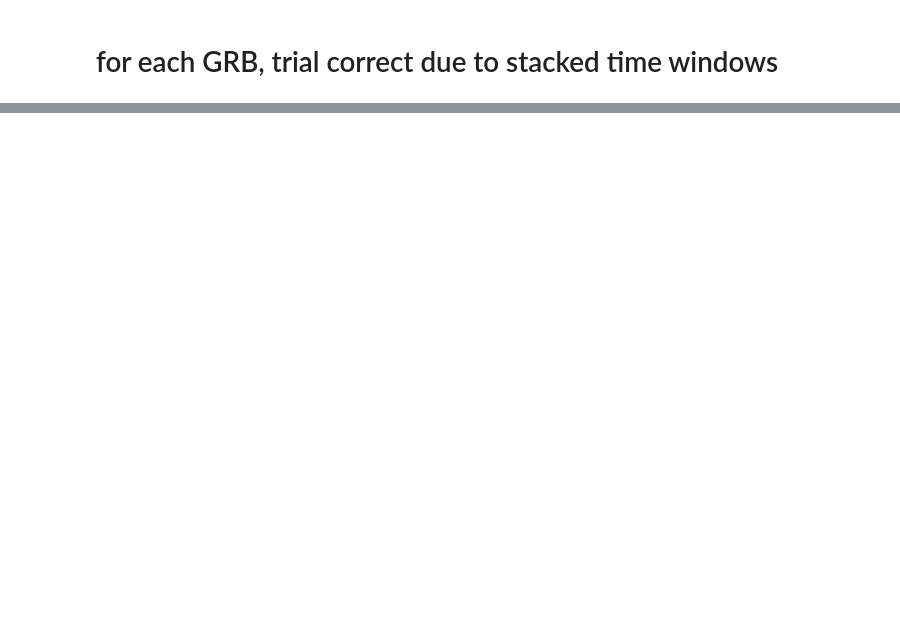
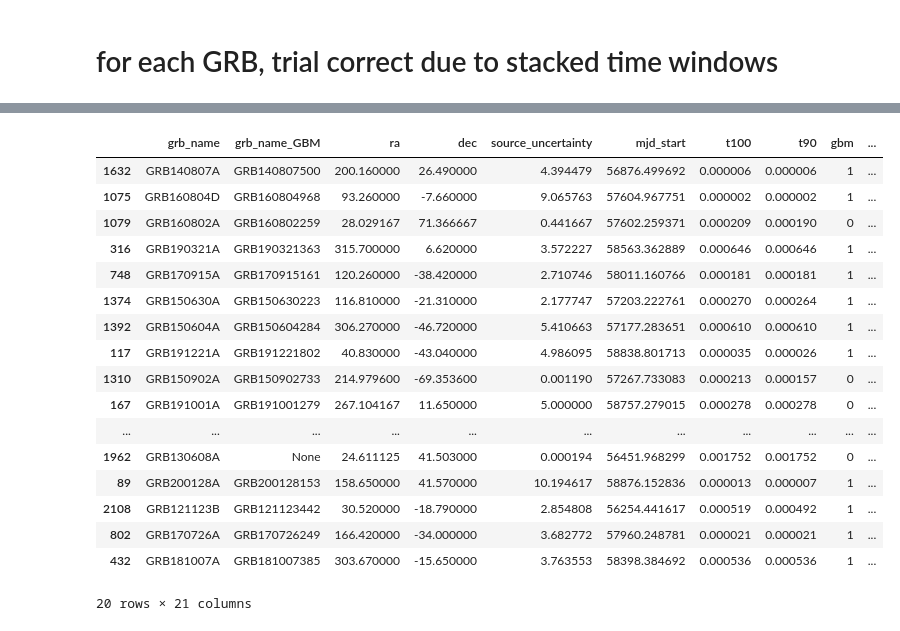
Before and after one commit to ChujieChen/greco_grb, a Jupyter notebook: notebooks/13_unblind_binomial.ipynb, the cells around one changed output, grey strips where cells are left out. Cells and saved outputs as stored; diff of their text form; code cells hidden in the pictures; blank space fills up the shorter version.

```diff
--- a/notebooks/13_unblind_binomial.ipynb
+++ b/notebooks/13_unblind_binomial.ipynb
@@ -248,0 +433,21 @@ print(f"The final binomial post-trial p value is: {get_binomial_post_p(binomial_
+# %%
+df_result.sort_values('post_p').head()
+# %% [output]
+|  | grb_name | grb_name_GBM | ra | dec | source_uncertainty | mjd_start | t100 | t90 | gbm | ... |
+| 1632 | GRB140807A | GRB140807500 | 200.160000 | 26.490000 | 4.394479 | 56876.499692 | 0.000006 | 0.000006 | 1 | ... |
+| 1075 | GRB160804D | GRB160804968 | 93.260000 | -7.660000 | 9.065763 | 57604.967751 | 0.000002 | 0.000002 | 1 | ... |
+| 1079 | GRB160802A | GRB160802259 | 28.029167 | 71.366667 | 0.441667 | 57602.259371 | 0.000209 | 0.000190 | 0 | ... |
+| 316 | GRB190321A | GRB190321363 | 315.700000 | 6.620000 | 3.572227 | 58563.362889 | 0.000646 | 0.000646 | 1 | ... |
+| 748 | GRB170915A | GRB170915161 | 120.260000 | -38.420000 | 2.710746 | 58011.160766 | 0.000181 | 0.000181 | 1 | ... |
+| 1374 | GRB150630A | GRB150630223 | 116.810000 | -21.310000 | 2.177747 | 57203.222761 | 0.000270 | 0.000264 | 1 | ... |
+| 1392 | GRB150604A | GRB150604284 | 306.270000 | -46.720000 | 5.410663 | 57177.283651 | 0.000610 | 0.000610 | 1 | ... |
+| 117 | GRB191221A | GRB191221802 | 40.830000 | -43.040000 | 4.986095 | 58838.801713 | 0.000035 | 0.000026 | 1 | ... |
+| 1310 | GRB150902A | GRB150902733 | 214.979600 | -69.353600 | 0.001190 | 57267.733083 | 0.000213 | 0.000157 | 0 | ... |
+| 167 | GRB191001A | GRB191001279 | 267.104167 | 11.650000 | 5.000000 | 58757.279015 | 0.000278 | 0.000278 | 0 | ... |
+| ... | ... | ... | ... | ... | ... | ... | ... | ... | ... | ... |
+| 1962 | GRB130608A | None | 24.611125 | 41.503000 | 0.000194 | 56451.968299 | 0.001752 | 0.001752 | 0 | ... |
+| 89 | GRB200128A | GRB200128153 | 158.650000 | 41.570000 | 10.194617 | 58876.152836 | 0.000013 | 0.000007 | 1 | ... |
+| 2108 | GRB121123B | GRB121123442 | 30.520000 | -18.790000 | 2.854808 | 56254.441617 | 0.000519 | 0.000492 | 1 | ... |
+| 802 | GRB170726A | GRB170726249 | 166.420000 | -34.000000 | 3.682772 | 57960.248781 | 0.000021 | 0.000021 | 1 | ... |
+| 432 | GRB181007A | GRB181007385 | 303.670000 | -15.650000 | 3.763553 | 58398.384692 | 0.000536 | 0.000536 | 1 | ... |
+20 rows × 21 columns
```
Also changed, not shown: parts of 21 cells of this notebook, 18 other files.
